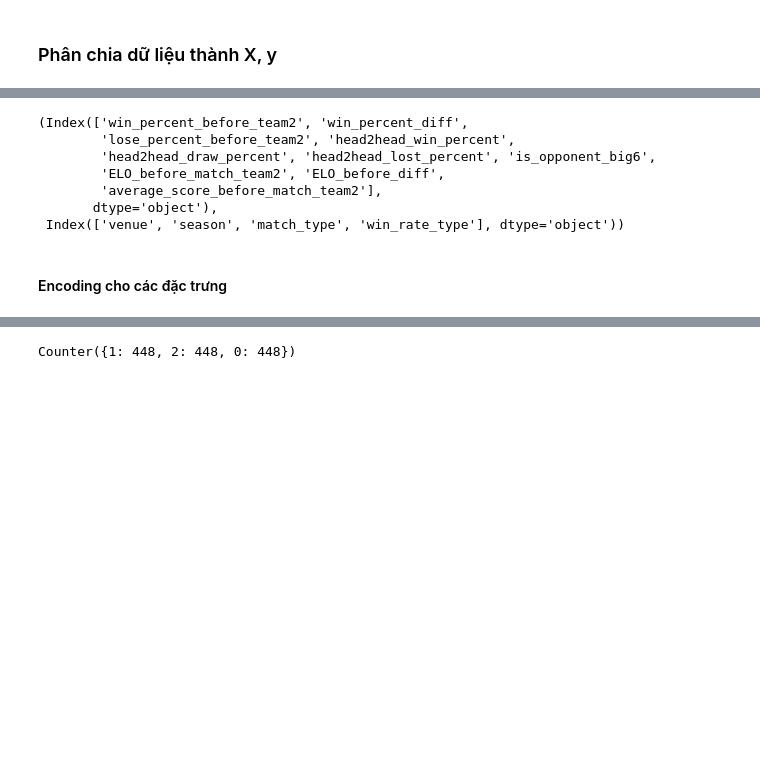
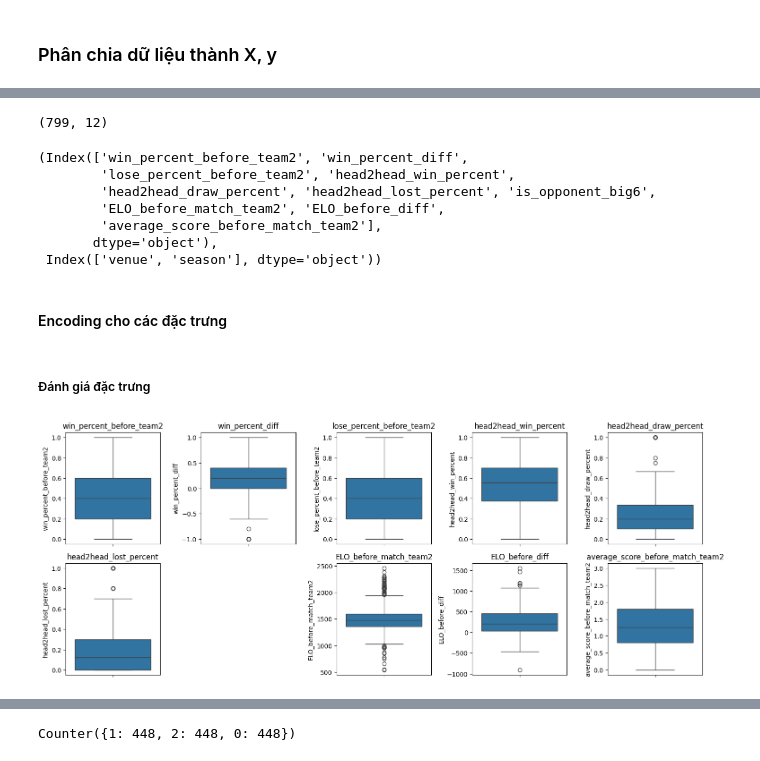
Before and after one commit to taiphanvan2k3/FootballPredict, a Jupyter notebook: src/train_model/Arsenal/train_model_clustered.ipynb, the cells around one changed output, grey strips where cells are left out. Saved outputs shown, nothing was run; the diff lists cells and outputs as text; code cells hidden in the pictures; blank space fills up the shorter version.

```diff
--- a/src/train_model/Arsenal/train_model_clustered.ipynb
+++ b/src/train_model/Arsenal/train_model_clustered.ipynb
@@ -36,7 +40,7 @@ k_fold = KFold(n_splits=n_splits, shuffle=True, random_state=seed)
 # %% [markdown]
 #### 1 Read and describe data
 # %%
-matches_df = pd.read_csv("../../../data_for_training/arsenal_clustered.csv")
+matches_df = pd.read_csv("../../../data_for_training/arsenal.csv")
 matches_df.columns
 # %% [output]
 Index(['result', 'venue', 'season', 'win_percent_before_team2',
@@ -72,6 +75,10 @@ X.head()
 | 2 | Home | 2000-2001 | 0.500000 | 0.000000 | 0.500000 | 0.0 | ... |
 | 3 | Away | 2000-2001 | 0.333333 | 0.333333 | 0.333333 | 0.0 | ... |
 | 4 | Away | 2000-2001 | 0.250000 | 0.250000 | 0.500000 | 0.0 | ... |
+# %%
+X.shape
+# %% [output]
+(799, 12)
 # %%
 label_encoder = LabelEncoder()
 y = label_encoder.fit_transform(matches_df["result"])
@@ -79,7 +86,6 @@ y = label_encoder.fit_transform(matches_df["result"])
 # Xác định các cột phân loại và cột số
 categorical_cols = X.select_dtypes(include=['object', 'category']).columns
 numerical_cols = X.select_dtypes(include=['int64', 'float64']).columns
-numerical_cols = numerical_cols.drop('Cluster')
 
 numerical_cols, categorical_cols
 # %% [output]
@@ -89,6 +95,25 @@ numerical_cols, categorical_cols
         'ELO_before_match_team2', 'ELO_before_diff',
         'average_score_before_match_team2'],
        dtype='object'),
- Index(['venue', 'season', 'match_type', 'win_rate_type'], dtype='object'))
+ Index(['venue', 'season'], dtype='object'))
 # %% [markdown]
 #### Encoding cho các đặc trưng
+# %% [markdown]
+##### Đánh giá đặc trưng
+# %%
+# Đặt kích thước biểu đồ
+plt.figure(figsize=(15, 6))
+
+# Lặp qua từng cột và vẽ histogram
+for i, col in enumerate(numerical_cols):
+
+    if col == "is_opponent_big6":
+        continue
+    plt.subplot(2, 5, i+1)
+    sns.boxplot(X[col]) # Vẽ histogram và đường cong phân phối
+    plt.title(col)
+
+plt.tight_layout()
+plt.show()
+# %% [output]
+[figure, added]
```
Also changed, not shown: parts of 59 cells of this notebook, 19 other files.
